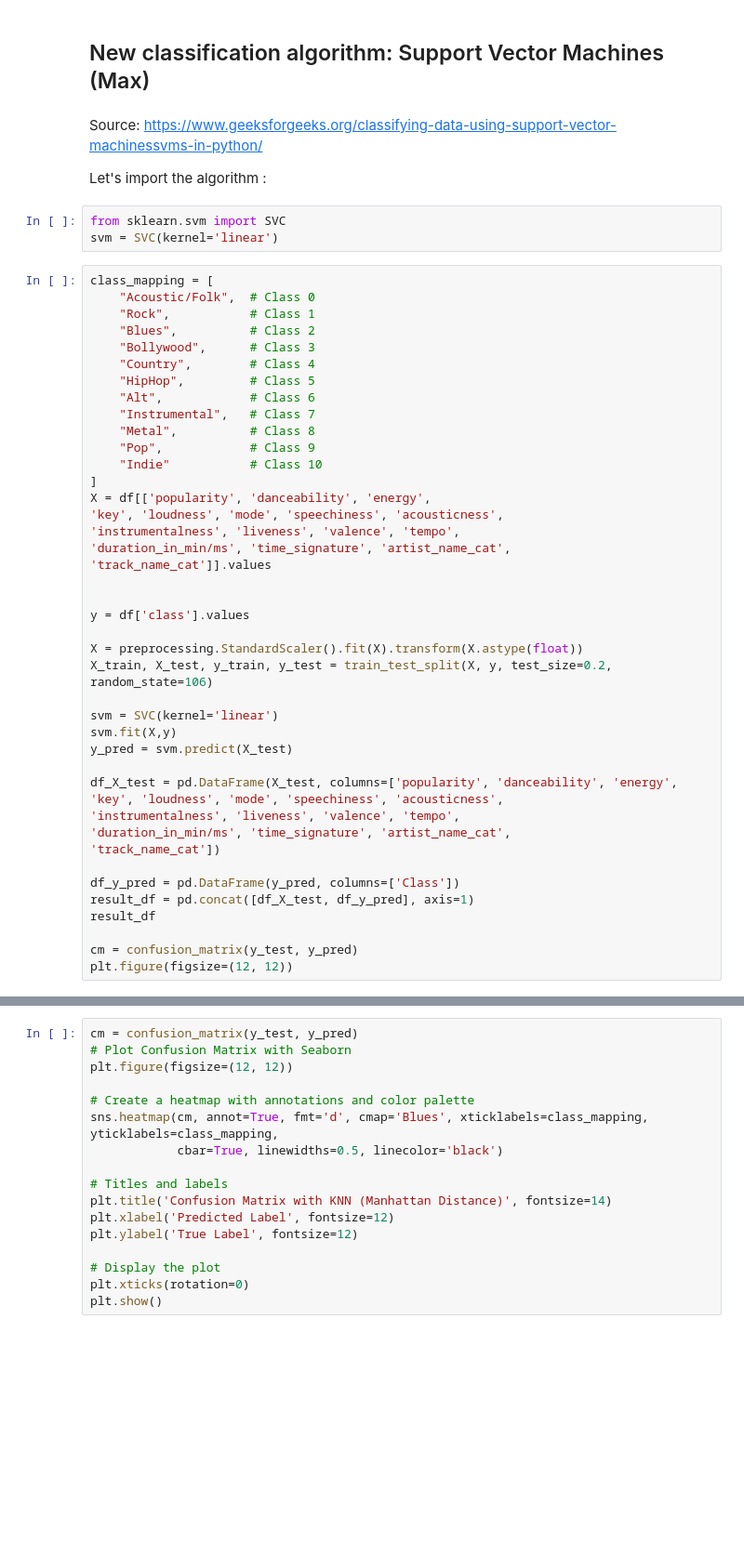
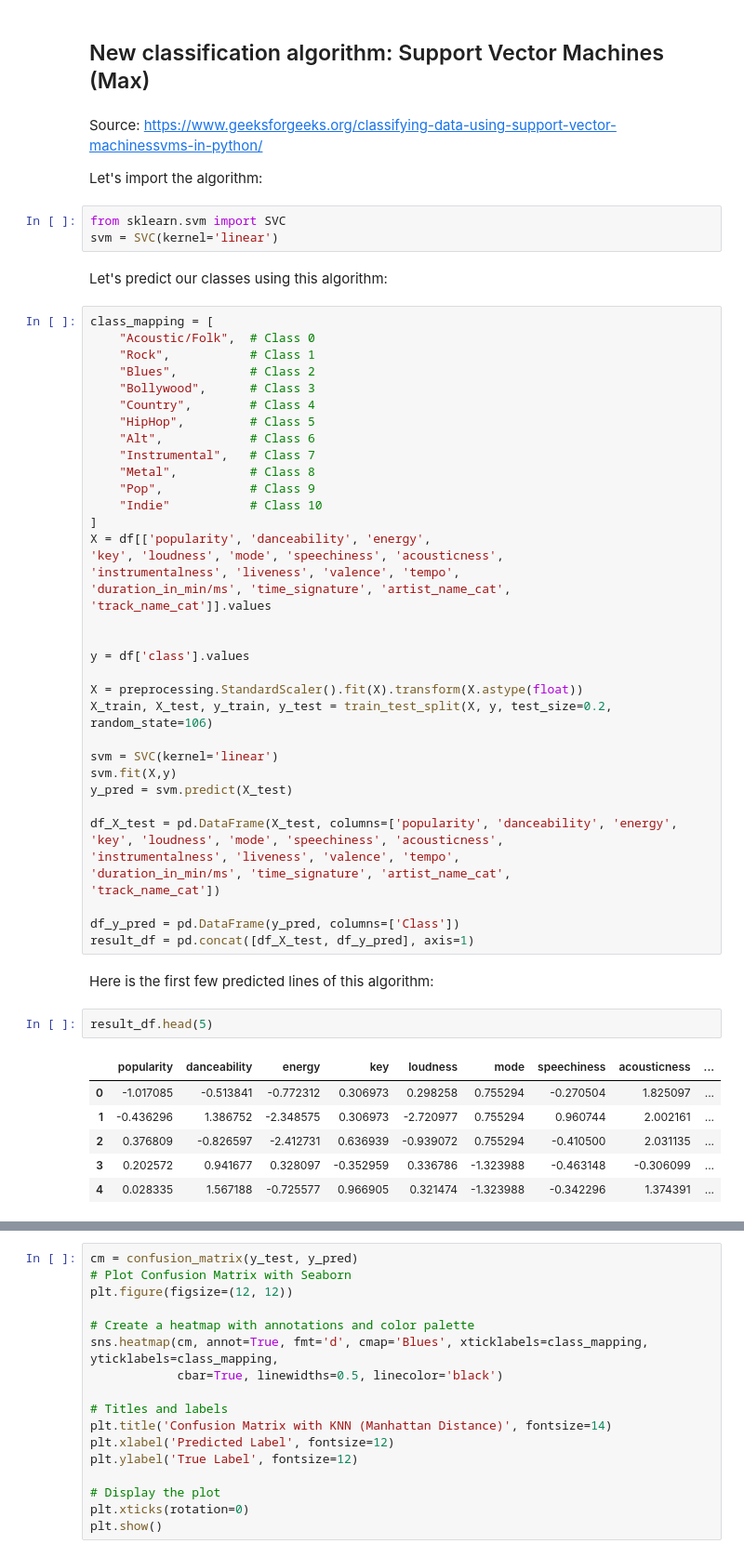
Before and after one commit to Hugo-Leyx-valade/projet-ML, a Jupyter notebook: ProjectCode.ipynb, the cells around one changed output, grey strips where cells are left out. Shown at 93% size. Cells and saved outputs as stored; diff of their text form; blank space fills up the shorter version.

```diff
--- a/ProjectCode.ipynb
+++ b/ProjectCode.ipynb
@@ -780,10 +780,12 @@ We delete the indie songs and we can see than the confusion matrix is more coher
 # %% [markdown]
 Source: https://www.geeksforgeeks.org/classifying-data-using-support-vector-machinessvms-in-python/
 
-Let's import the algorithm :
+Let's import the algorithm:
 # %%
 from sklearn.svm import SVC
 svm = SVC(kernel='linear')
+# %% [markdown]
+Let's predict our classes using this algorithm:
 # %%
 class_mapping = [
     "Acoustic/Folk",  # Class 0
@@ -822,7 +824,14 @@ df_X_test = pd.DataFrame(X_test, columns=['popularity', 'danceability', 'energy'
 
 df_y_pred = pd.DataFrame(y_pred, columns=['Class'])
 result_df = pd.concat([df_X_test, df_y_pred], axis=1)
-result_df
-
-cm = confusion_matrix(y_test, y_pred)
-plt.figure(figsize=(12, 12))
+# %% [markdown]
+Here is the first few predicted lines of this algorithm:
+# %%
+result_df.head(5)
+# %% [output]
+|  | popularity | danceability | energy | key | loudness | mode | speechiness | acousticness | ... |
+| 0 | -1.017085 | -0.513841 | -0.772312 | 0.306973 | 0.298258 | 0.755294 | -0.270504 | 1.825097 | ... |
+| 1 | -0.436296 | 1.386752 | -2.348575 | 0.306973 | -2.720977 | 0.755294 | 0.960744 | 2.002161 | ... |
+| 2 | 0.376809 | -0.826597 | -2.412731 | 0.636939 | -0.939072 | 0.755294 | -0.410500 | 2.031135 | ... |
+| 3 | 0.202572 | 0.941677 | 0.328097 | -0.352959 | 0.336786 | -1.323988 | -0.463148 | -0.306099 | ... |
+| 4 | 0.028335 | 1.567188 | -0.725577 | 0.966905 | 0.321474 | -1.323988 | -0.342296 | 1.374391 | ... |
```
Also changed, not shown: parts of 2 cells of this notebook.
